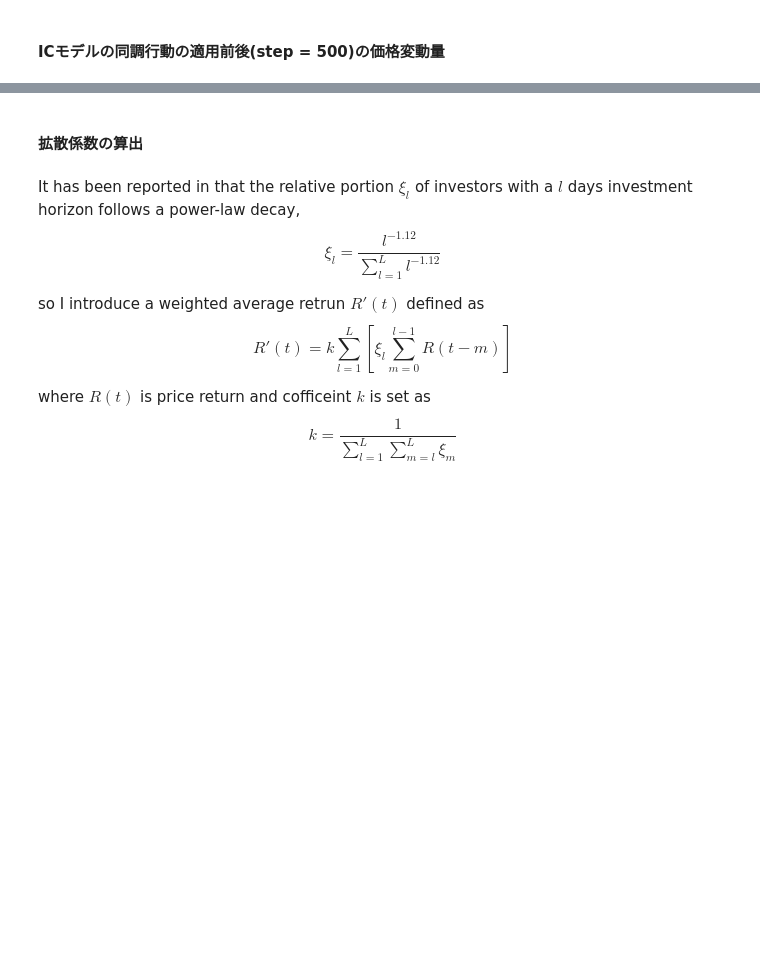
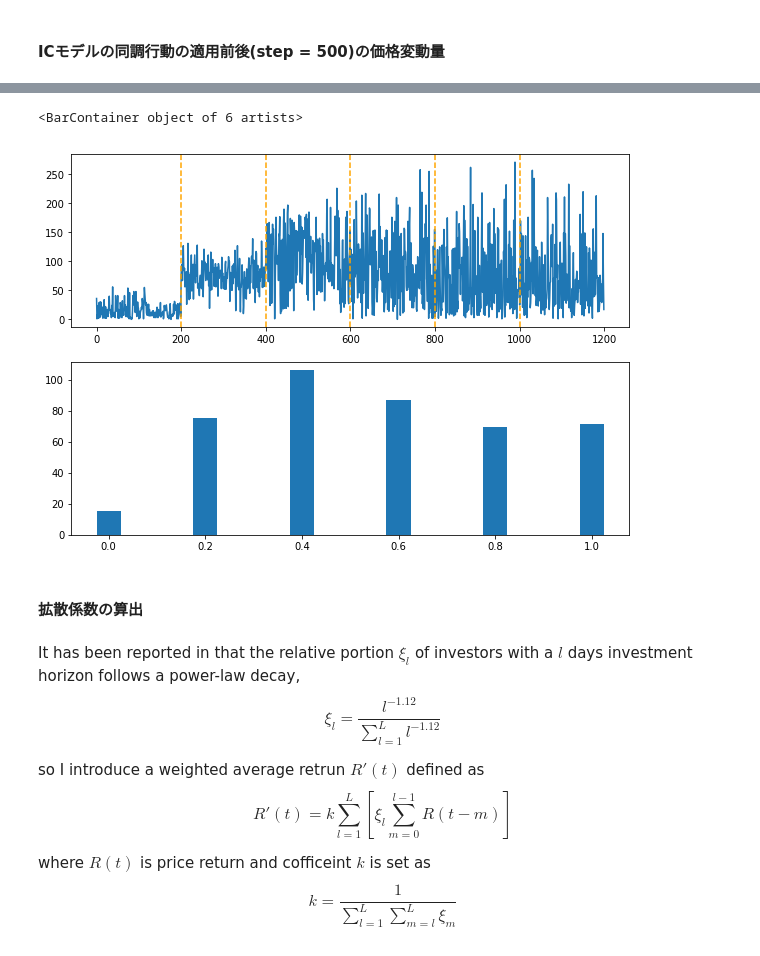
Before and after one commit to puva01/thesis, a Jupyter notebook: Independent Cascade Model.ipynb, the cells around one changed output, grey strips where cells are left out. Cells and saved outputs as stored; diff of their text form; code cells hidden in the pictures; blank space fills up the shorter version.

```diff
--- a/Independent Cascade Model.ipynb
+++ b/Independent Cascade Model.ipynb
@@ -163,3 +151,34 @@ plt.axvline(x = 500, linestyle = "dashed",color = "orange")
+# %%
+def priceSeries_test2():
+    price = 0
+    prices = [price]
+    delta_series = []
+    # generate first L days series by random walk  for calculating R(t)
+    diffusion_probability = 0
+    for play in range(1200):
+        if play%200 == 0 and play !=0:
+            diffusion_probability +=0.2
+        delta = IC_model_diffusion(G,diffusion_probability)
+        price +=delta
+        prices.append(price)
+        delta_series.append(delta)
+#     plt.plot(prices[:])
+    return prices, delta_series
+prices, delta_series = priceSeries_test2()
+# %%
+fig,ax= plt.subplots(2,1,figsize=(10,7))
+abs_delta =np.abs(delta_series)
+ax[0].plot(abs_delta)
+for i in range(5):
+    ax[0].axvline(x = 200*(i+1), linestyle = "dashed",color = "orange")
+s = []
+for loc in range(6):
+    tmp = np.average(abs_delta[loc*200:loc*200+200])
+    s.append(tmp)
+ax[1].bar([0+0.2*i for i in range(6)],s,width = 0.05)
+# %% [output]
+<BarContainer object of 6 artists>
+[figure, added]
 # %% [markdown]
 #### 拡散係数の算出
 # %% [markdown]
```
Also changed, not shown: parts of 12 cells of this notebook.
